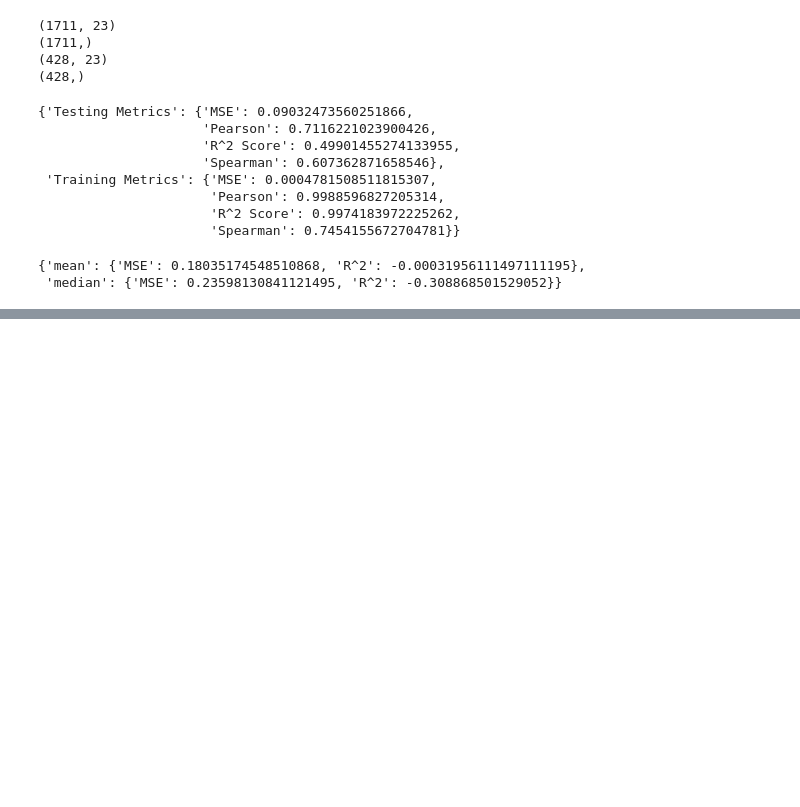
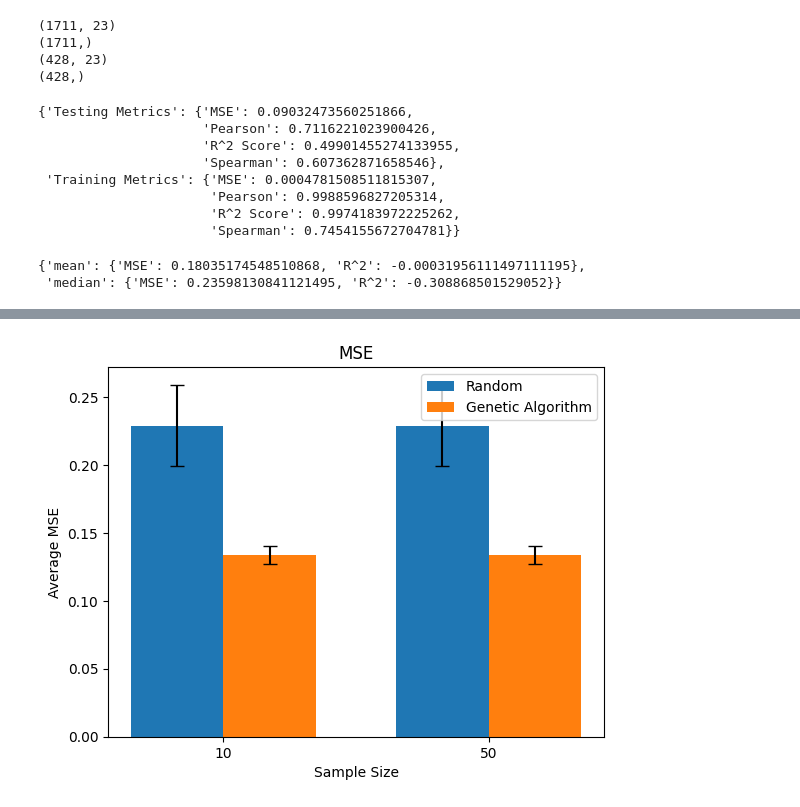
Before and after one commit to ghsumhubh/Coreset-Finding-Using-PDF-Approximation, a Jupyter notebook: main.ipynb, the cells around one changed output, grey strips where cells are left out. Drawn from its saved outputs; the diff is of its cells as text; code cells hidden in the pictures; blank space fills up the shorter version.

```diff
--- a/main.ipynb
+++ b/main.ipynb
@@ -151,0 +157,6 @@ plt.show()
+# %%
+plot_comparison_bar(metric_name='MSE',
+                    dictionaries = [mse_dict_random, mse_dict_ga],
+                    labels = ['Random', 'Genetic Algorithm'])
+# %% [output]
+[figure, added]
```
Also changed, not shown: parts of 3 cells of this notebook, 1 other file.
